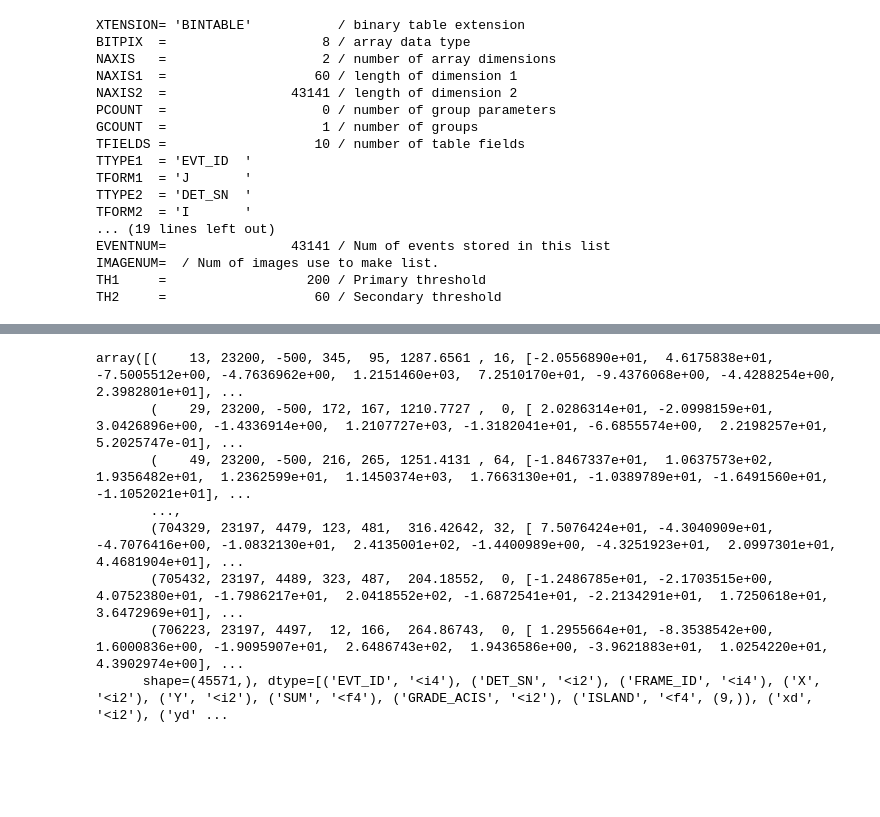
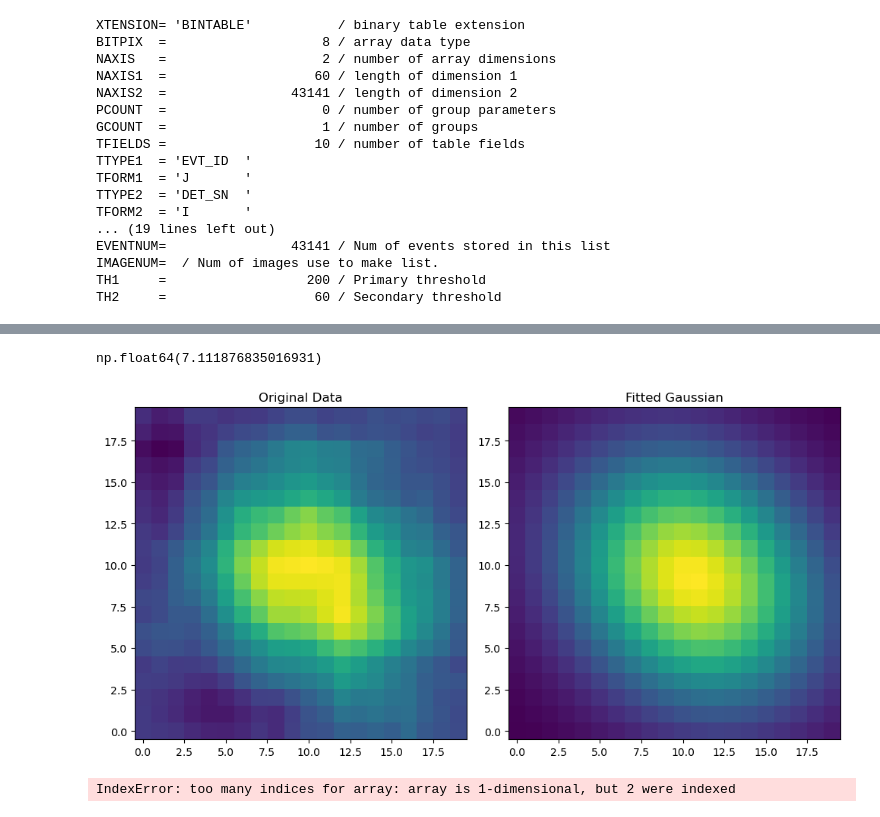
Before and after one commit to laureloneill/psf_source_localization, a Jupyter notebook: processBCFits.ipynb, the cells around one changed output, grey strips where cells are left out. Saved outputs shown, nothing was run; the diff lists cells and outputs as text; code cells hidden in the pictures; blank space fills up the shorter version.

```diff
--- a/processBCFits.ipynb
+++ b/processBCFits.ipynb
@@ -105,11 +101,15 @@ Found 1 peak(s)
 # %%
-np.append(a.data,noiseShelf.data)
+d = fits.open("/home/laurel/astro/testing/test_reconstruct.fits.gz")
+data = d[0].header
+out = a.header
-# %% [output]
-array([(    13, 23200, -500, 345,  95, 1287.6561 , 16, [-2.0556890e+01,  4.6175838e+01, -7.5005512e+00, -4.7636962e+00,  1.2151460e+03,  7.2510170e+01, -9.4376068e+00, -4.4288254e+00,  2.3982801e+01], ...
-       (    29, 23200, -500, 172, 167, 1210.7727 ,  0, [ 2.0286314e+01, -2.0998159e+01,  3.0426896e+00, -1.4336914e+00,  1.2107727e+03, -1.3182041e+01, -6.6855574e+00,  2.2198257e+01,  5.2025747e-01], ...
-       (    49, 23200, -500, 216, 265, 1251.4131 , 64, [-1.8467337e+01,  1.0637573e+02,  1.9356482e+01,  1.2362599e+01,  1.1450374e+03,  1.7663130e+01, -1.0389789e+01, -1.6491560e+01, -1.1052021e+01], ...
-       ...,
-       (704329, 23197, 4479, 123, 481,  316.42642, 32, [ 7.5076424e+01, -4.3040909e+01, -4.7076416e+00, -1.0832130e+01,  2.4135001e+02, -1.4400989e+00, -4.3251923e+01,  2.0997301e+01,  4.4681904e+01], ...
-       (705432, 23197, 4489, 323, 487,  204.18552,  0, [-1.2486785e+01, -2.1703515e+00,  4.0752380e+01, -1.7986217e+01,  2.0418552e+02, -1.6872541e+01, -2.2134291e+01,  1.7250618e+01,  3.6472969e+01], ...
-       (706223, 23197, 4497,  12, 166,  264.86743,  0, [ 1.2955664e+01, -8.3538542e+00,  1.6000836e+00, -1.9095907e+01,  2.6486743e+02,  1.9436586e+00, -3.9621883e+01,  1.0254220e+01,  4.3902974e+00], ...
-      shape=(45571,), dtype=[('EVT_ID', '<i4'), ('DET_SN', '<i2'), ('FRAME_ID', '<i4'), ('X', '<i2'), ('Y', '<i2'), ('SUM', '<f4'), ('GRADE_ACIS', '<i2'), ('ISLAND', '<f4', (9,)), ('xd', '<i2'), ('yd' ...
+# %%
+peaks.size
+p = peaks[0]
+p[5]
+# %% [output]
+np.float64(7.111876835016931)
+# %%
+test = analyze_localization(d,plot=True)
+# %% [output]
+[figure, added]
+IndexError: too many indices for array: array is 1-dimensional, but 2 were indexed
```
Also changed, not shown: parts of 5 cells of this notebook, 1 other file.
